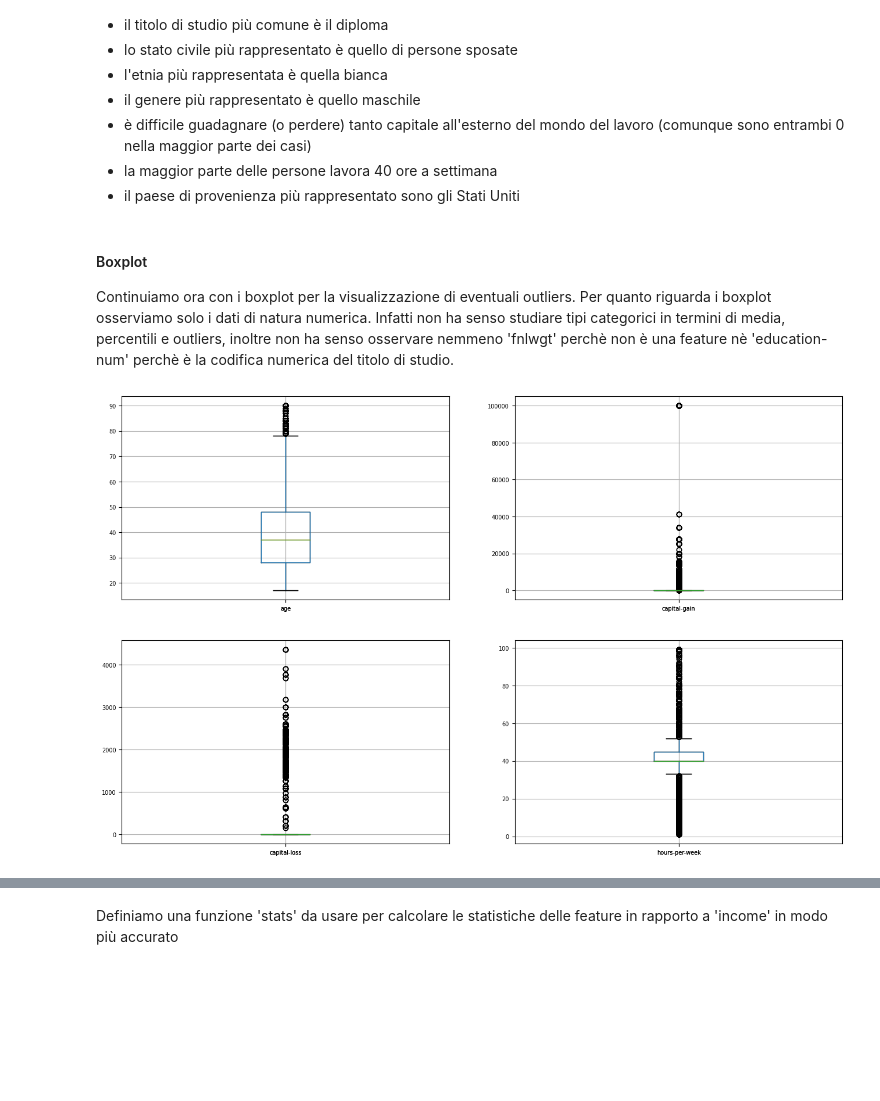
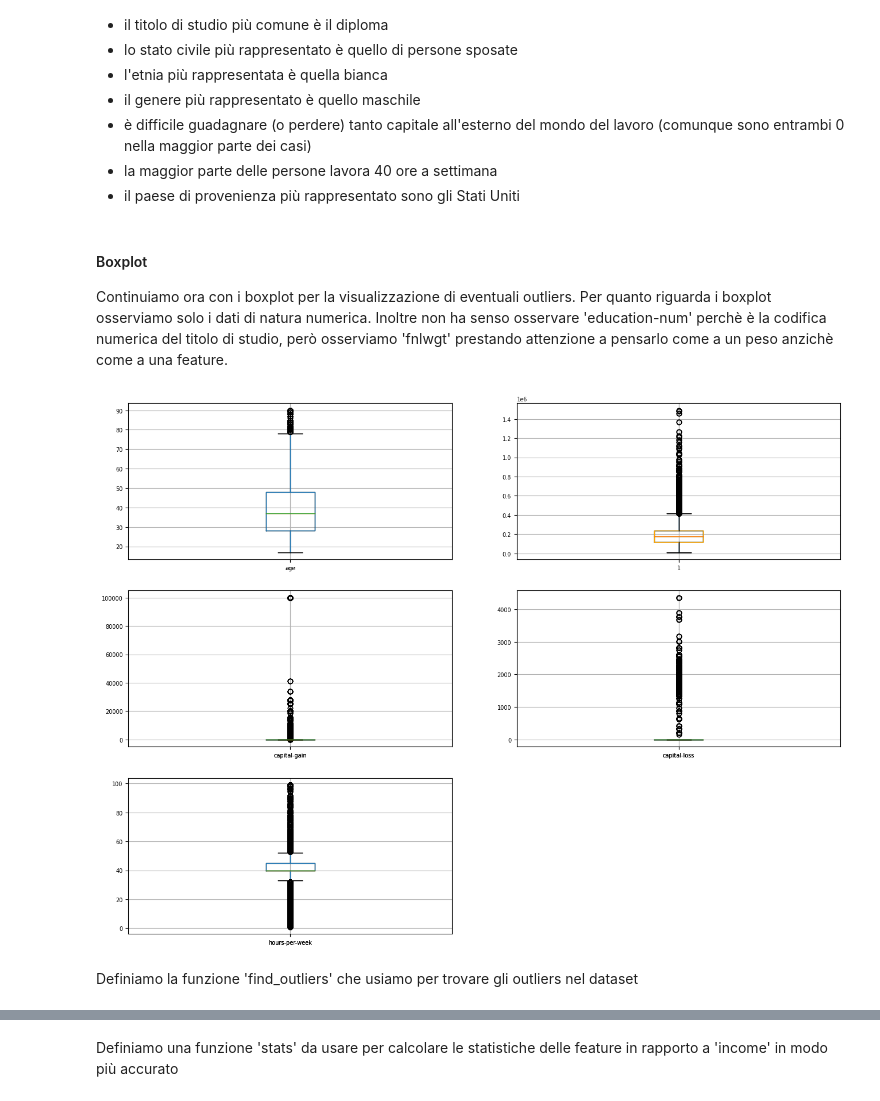
Before and after one commit to NicoSanse/ML_Project, a Jupyter notebook: Project.ipynb, the cells around one changed output, grey strips where cells are left out. Saved outputs shown, nothing was run; the diff lists cells and outputs as text; code cells hidden in the pictures; blank space fills up the shorter version.

```diff
--- a/Project.ipynb
+++ b/Project.ipynb
@@ -292,12 +293,15 @@ Ora procediamo a visualizzare le statistiche del dataset. Il primo tipo di grafi
 # %%
-fig, axes = plt.subplots(nrows=3, ncols=4, figsize=(15, 18))
+fig, axes = plt.subplots(nrows=3, ncols=4, figsize=(16, 15))
 fig.suptitle("Distribuzione delle variabili")
 
 
 i, j = 0, 0
-for column in df.columns.drop(labels=["income", "native-country", "education-num", "fnlwgt"]):
+for column in df.columns.drop(labels=["income", "native-country", "education-num"]):
     if (df[column].dtype == 'int64'):
         df[column].plot.hist(ax=axes[i, j], bins=30, edgecolor="black")
+        # grafico di colore diverso per fnlwgt
+        if column == 'fnlwgt':
+            df[column].plot.hist(ax=axes[i, j], bins=30, edgecolor="black", color="orange")
     else:
         df[column].value_counts().plot.bar(ax=axes[i, j], edgecolor="black")
 
@@ -310,7 +314,6 @@ for column in df.columns.drop(labels=["income", "native-country", "education-num
         i += 1
         j = 0
 
-fig.delaxes(axes[i, j])
 
 plt.tight_layout()
 plt.show()
@@ -339,18 +342,23 @@ Alcune considerazioni che si possono fare in merito alla distribuzione dei dati:
 # %% [markdown]
 #### Boxplot
 
-Continuiamo ora con i boxplot per la visualizzazione di eventuali outliers. Per quanto riguarda i boxplot osserviamo solo i dati di natura numerica. Infatti non ha senso studiare tipi categorici in termini di media, percentili e outliers, inoltre non ha senso osservare nemmeno 'fnlwgt' perchè non è una feature nè 'education-num' perchè è la codifica numerica del titolo di studio.
+Continuiamo ora con i boxplot per la visualizzazione di eventuali outliers. Per quanto riguarda i boxplot osserviamo solo i dati di natura numerica. Inoltre non ha senso osservare 'education-num' perchè è la codifica numerica del titolo di studio, però osserviamo 'fnlwgt' prestando attenzione a pensarlo come a un peso anzichè come a una feature.
 # %%
-plt.figure(figsize=(16, 10))
+plt.figure(figsize=(16, 12))
 plt.rc('font', size=7)
 
 i = 0
-for column in df.select_dtypes(include=['int64', 'float64']).columns.drop(labels=['fnlwgt', 'education-num']):
-    graphic = plt.subplot(2, 2, i + 1)
+for column in df.select_dtypes(include=['int64', 'float64']).columns.drop(labels=['education-num']):
+    graphic = plt.subplot(3, 2, i + 1)
     graphic.boxplot(df[column])
     df[column].to_frame().boxplot()
+    # grafico di colore diverso per fnlwgt
+    if column == 'fnlwgt':
+        graphic.boxplot(df[column])['boxes'][0].set(color='orange')
     i = i + 1
 
 plt.show()
 # %% [output]
-[figure, old version]
+[figure, new version]
+# %% [markdown]
+Definiamo la funzione 'find_outliers' che usiamo per trovare gli outliers nel dataset
```
Also changed, not shown: parts of 22 cells of this notebook.
